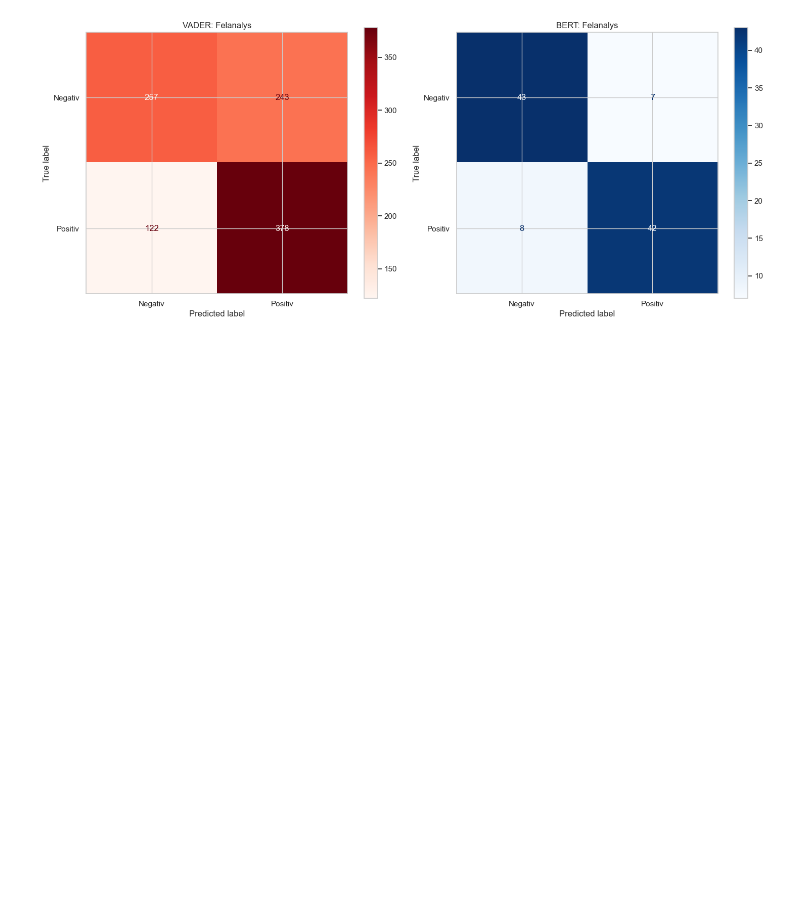
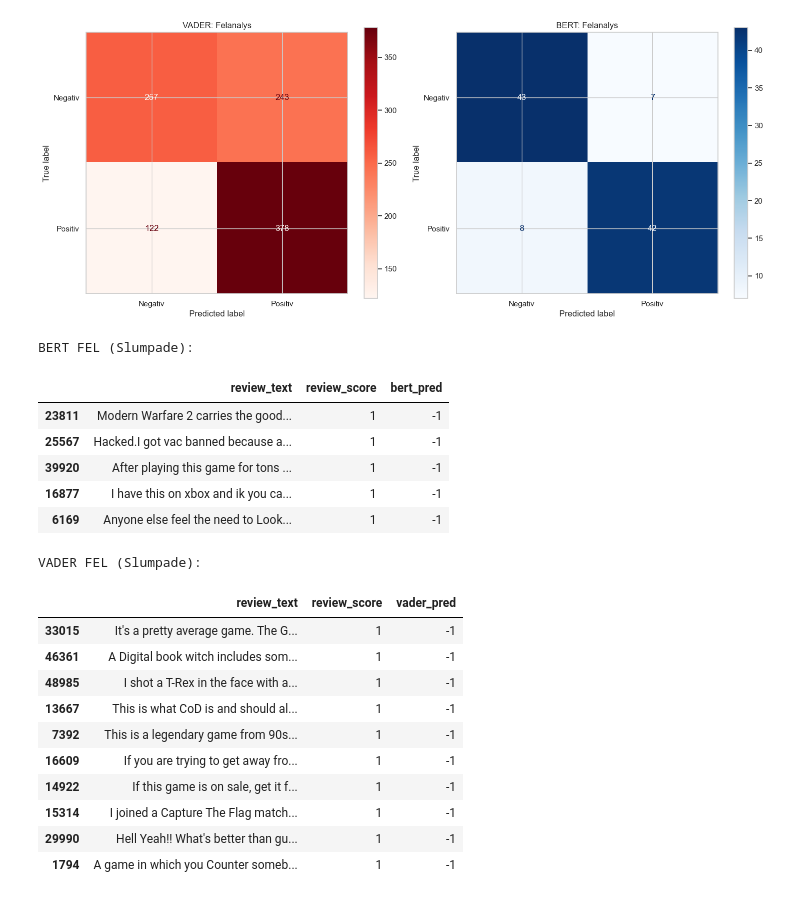
Before and after one commit to AndicBurak/Sentiment-Analysis-Steam-Reviews-Bert-Vader-, a Jupyter notebook: analys.ipynb, the cells around one changed output. Saved outputs shown, nothing was run; the diff lists cells and outputs as text; code cells hidden in the pictures; blank space fills up the shorter version.

Commit message:
text reviews table

```diff
--- a/analys.ipynb
+++ b/analys.ipynb
@@ -104,3 +104,37 @@ Passing `palette` without assigning `hue` is deprecated and will be removed in v
   ax = sns.barplot(x=models, y=scores, palette='coolwarm')
 [figure]
 [figure]
+# %%
+pd.set_option('display.max_colwidth', None)
+
+bert_fails = df_bert[(df_bert['review_score'] == 1) & (df_bert['bert_pred'] == -1) & (df_bert['review_text'].str.len() > 60)]
+
+if not bert_fails.empty:
+    print("BERT FEL (Slumpade):")
+    display(bert_fails[['review_text', 'review_score', 'bert_pred']].sample(min(len(bert_fails), 10)))
+
+vader_fails = df_vader[(df_vader['review_score'] == 1) & (df_vader['vader_pred'] == -1) & (df_vader['review_text'].str.len() > 40)]
+
+if not vader_fails.empty:
+    print("\nVADER FEL (Slumpade):")
+    display(vader_fails[['review_text', 'review_score', 'vader_pred']].sample(min(len(vader_fails), 10)))
+# %% [output]
+BERT FEL (Slumpade):
+|  | review_text | review_score | bert_pred |
+| 23811 | Modern Warfare 2 carries the good... | 1 | -1 |
+| 25567 | Hacked.I got vac banned because a... | 1 | -1 |
+| 39920 | After playing this game for tons ... | 1 | -1 |
+| 16877 | I have this on xbox and ik you ca... | 1 | -1 |
+| 6169 | Anyone else feel the need to Look... | 1 | -1 |
+VADER FEL (Slumpade):
+|  | review_text | review_score | vader_pred |
+| 33015 | It's a pretty average game. The G... | 1 | -1 |
+| 46361 | A Digital book witch includes som... | 1 | -1 |
+| 48985 | I shot a T-Rex in the face with a... | 1 | -1 |
+| 13667 | This is what CoD is and should al... | 1 | -1 |
+| 7392 | This is a legendary game from 90s... | 1 | -1 |
+| 16609 | If you are trying to get away fro... | 1 | -1 |
+| 14922 | If this game is on sale, get it f... | 1 | -1 |
+| 15314 | I joined a Capture The Flag match... | 1 | -1 |
+| 29990 | Hell Yeah!! What's better than gu... | 1 | -1 |
+| 1794 | A game in which you Counter someb... | 1 | -1 |
```
